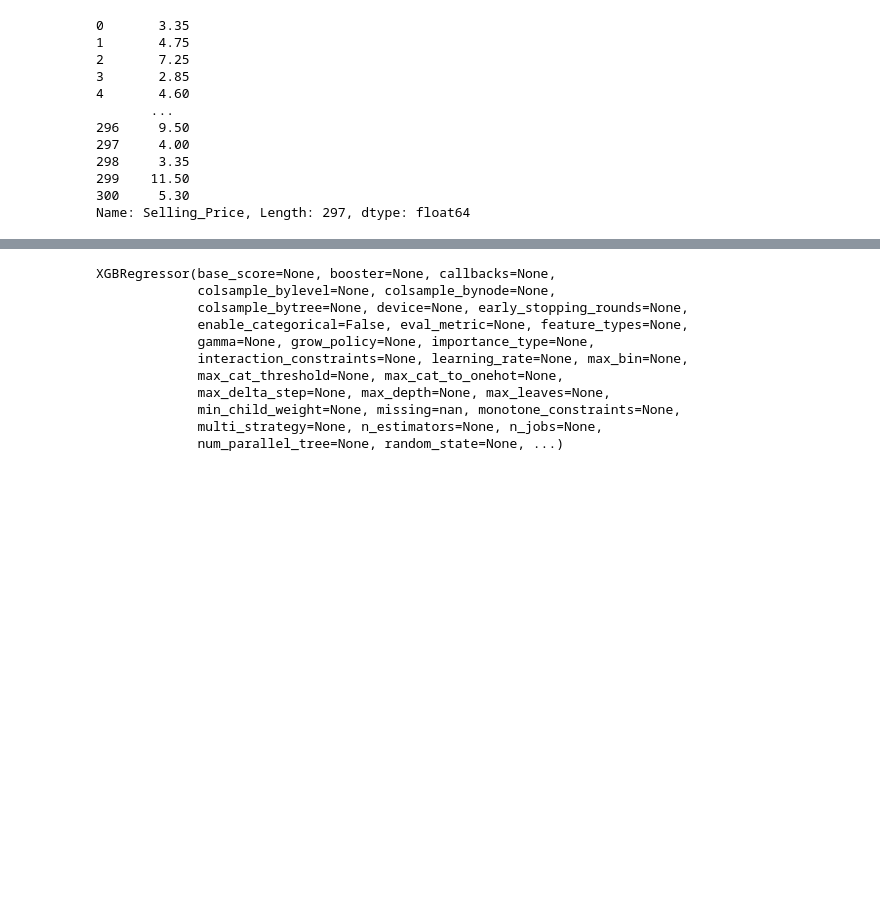
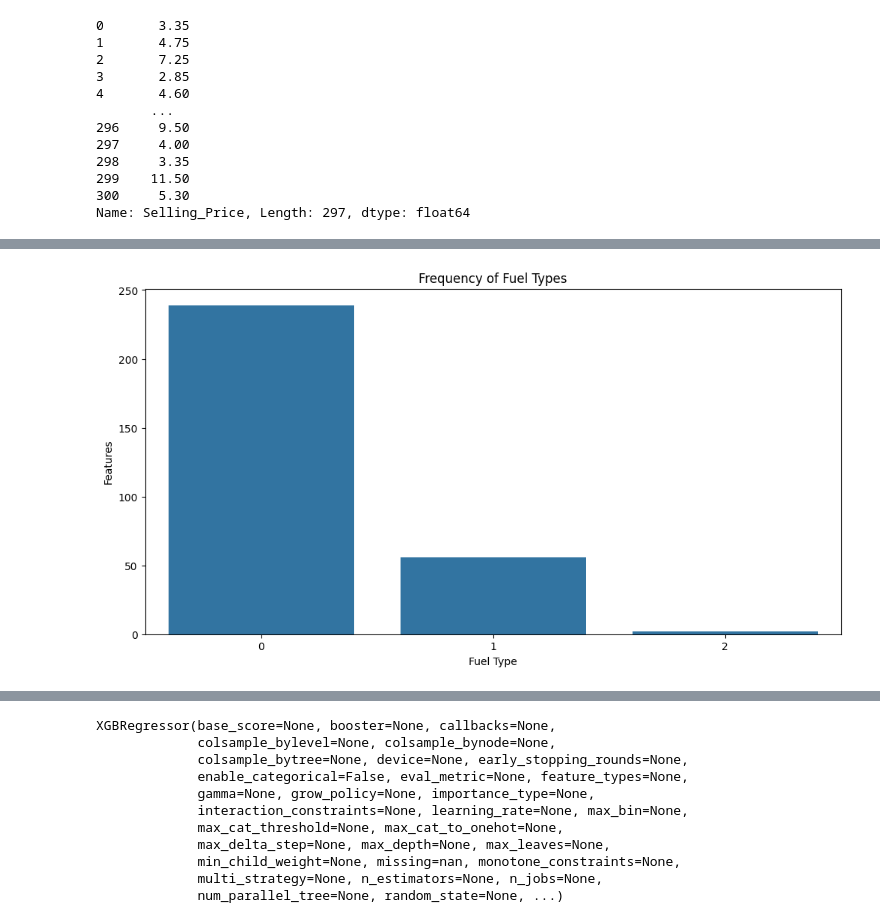
Before and after one commit to RishiAbinandhan/CAR-PRICE-PREDICTION, a Jupyter notebook: CAR_PRICE_PREDICTION.ipynb, the cells around one changed output, grey strips where cells are left out. Cells and saved outputs as stored; diff of their text form; code cells hidden in the pictures; blank space fills up the shorter version.

```diff
--- a/CAR_PRICE_PREDICTION.ipynb
+++ b/CAR_PRICE_PREDICTION.ipynb
@@ -203,0 +266,10 @@ Name: Selling_Price, Length: 297, dtype: float64
+# %%
+#Barplot
+plt.figure(figsize=(12,6))
+sns.countplot(x='Fuel_Type',data=dataset)
+plt.xlabel('Fuel Type')
+plt.ylabel('Features')
+plt.title('Frequency of Fuel Types')
+plt.show()
+# %% [output]
+[figure, added]
```
Also changed, not shown: parts of 81 cells of this notebook.
